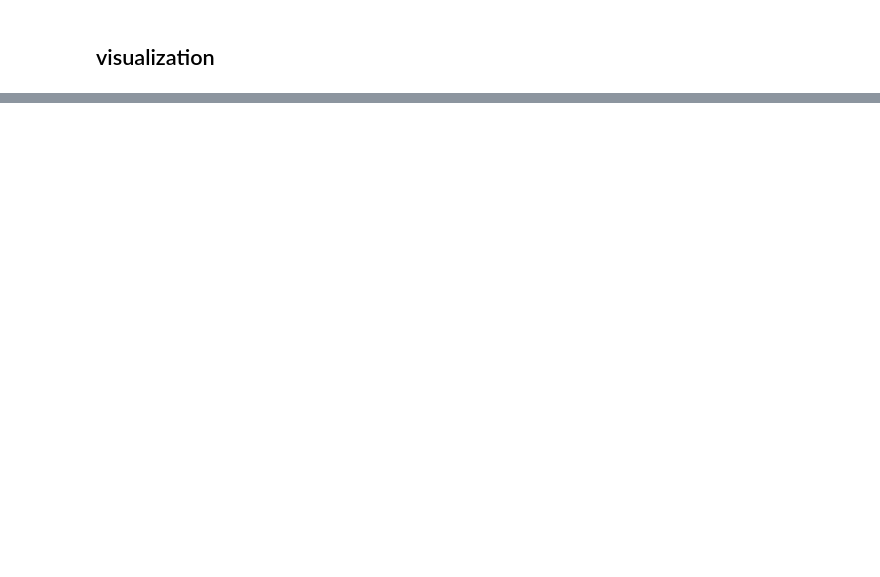
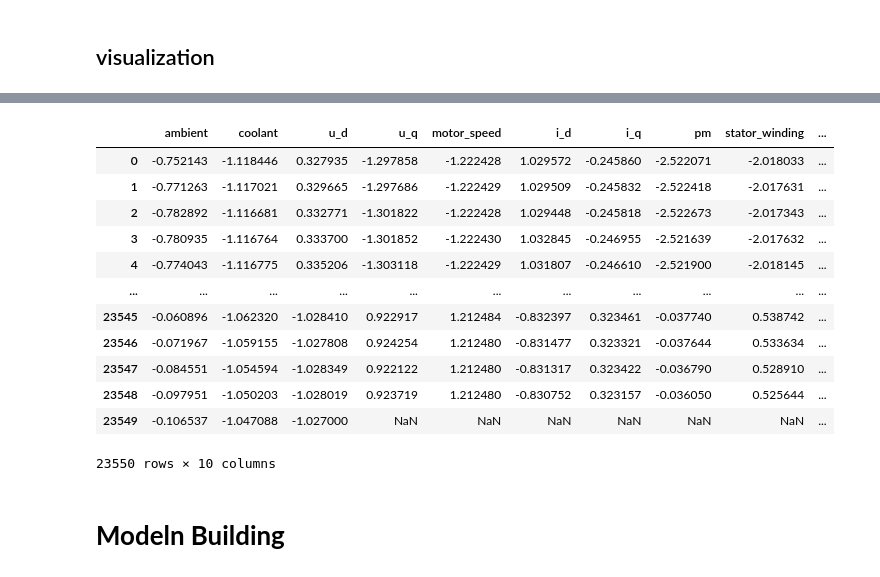
Before and after one commit to kalyanimane/project-file, a Jupyter notebook: electric_motor_prediction.ipynb, the cells around one changed output, grey strips where cells are left out. Saved outputs shown, nothing was run; the diff lists cells and outputs as text; code cells hidden in the pictures; blank space fills up the shorter version.

```diff
--- a/electric_motor_prediction.ipynb
+++ b/electric_motor_prediction.ipynb
@@ -330,0 +418,19 @@ plt.show()
+# %%
+final_Data = td.copy()
+# %%
+final_Data=final_Data.drop(columns=['torque','stator_yoke','stator_tooth'],axis=1)
+final_Data
+# %% [output]
+|  | ambient | coolant | u_d | u_q | motor_speed | i_d | i_q | pm | stator_winding | ... |
+| 0 | -0.752143 | -1.118446 | 0.327935 | -1.297858 | -1.222428 | 1.029572 | -0.245860 | -2.522071 | -2.018033 | ... |
+| 1 | -0.771263 | -1.117021 | 0.329665 | -1.297686 | -1.222429 | 1.029509 | -0.245832 | -2.522418 | -2.017631 | ... |
+| 2 | -0.782892 | -1.116681 | 0.332771 | -1.301822 | -1.222428 | 1.029448 | -0.245818 | -2.522673 | -2.017343 | ... |
+| 3 | -0.780935 | -1.116764 | 0.333700 | -1.301852 | -1.222430 | 1.032845 | -0.246955 | -2.521639 | -2.017632 | ... |
+| 4 | -0.774043 | -1.116775 | 0.335206 | -1.303118 | -1.222429 | 1.031807 | -0.246610 | -2.521900 | -2.018145 | ... |
+| ... | ... | ... | ... | ... | ... | ... | ... | ... | ... | ... |
+| 23545 | -0.060896 | -1.062320 | -1.028410 | 0.922917 | 1.212484 | -0.832397 | 0.323461 | -0.037740 | 0.538742 | ... |
+| 23546 | -0.071967 | -1.059155 | -1.027808 | 0.924254 | 1.212480 | -0.831477 | 0.323321 | -0.037644 | 0.533634 | ... |
+| 23547 | -0.084551 | -1.054594 | -1.028349 | 0.922122 | 1.212480 | -0.831317 | 0.323422 | -0.036790 | 0.528910 | ... |
+| 23548 | -0.097951 | -1.050203 | -1.028019 | 0.923719 | 1.212480 | -0.830752 | 0.323157 | -0.036050 | 0.525644 | ... |
+| 23549 | -0.106537 | -1.047088 | -1.027000 | NaN | NaN | NaN | NaN | NaN | NaN | ... |
+23550 rows × 10 columns
@@ -330,0 +440,2 @@ plt.show()
+# %% [markdown]
+# **Modeln Building**
```
Also changed, not shown: parts of 96 cells of this notebook.
